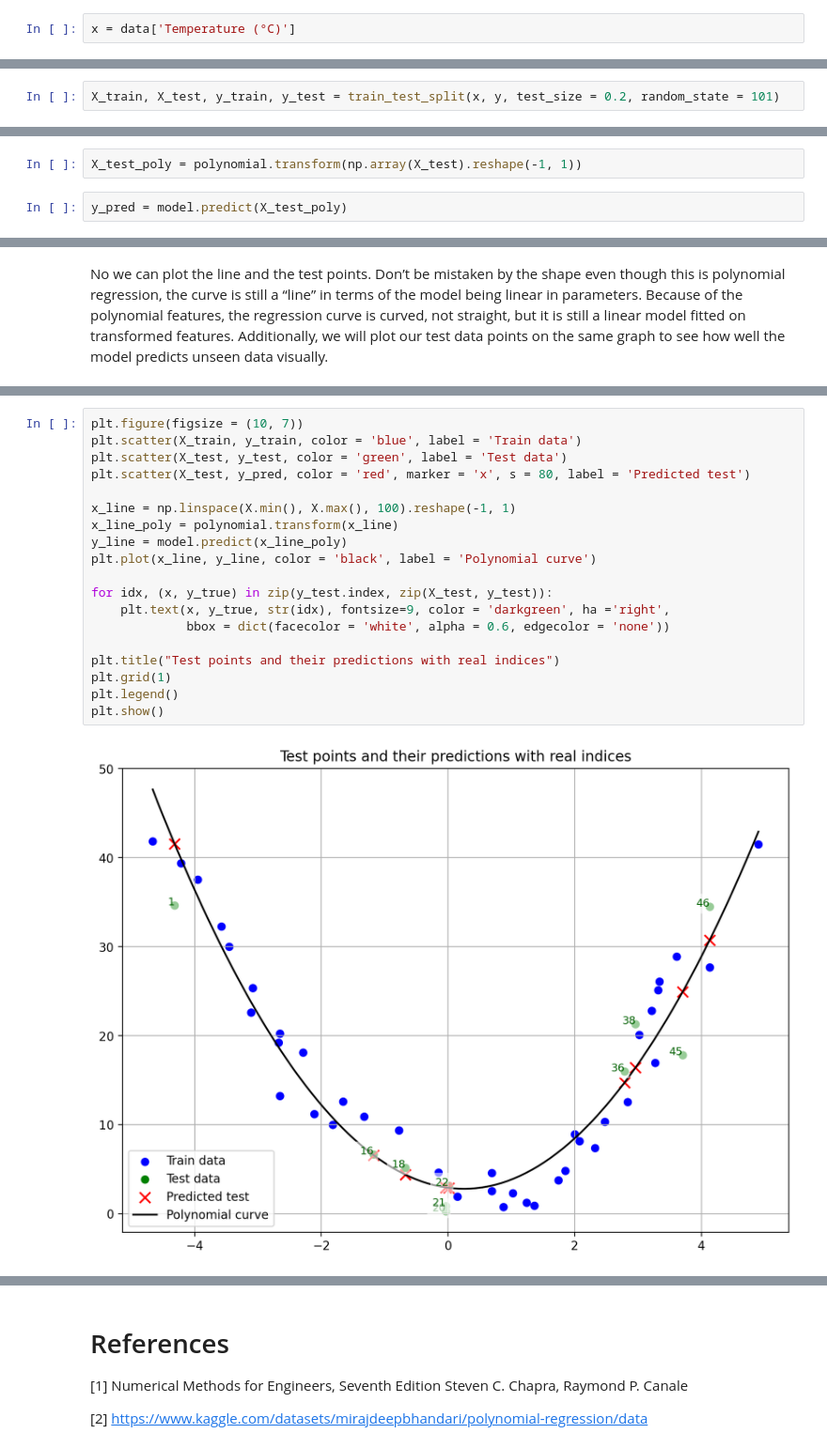
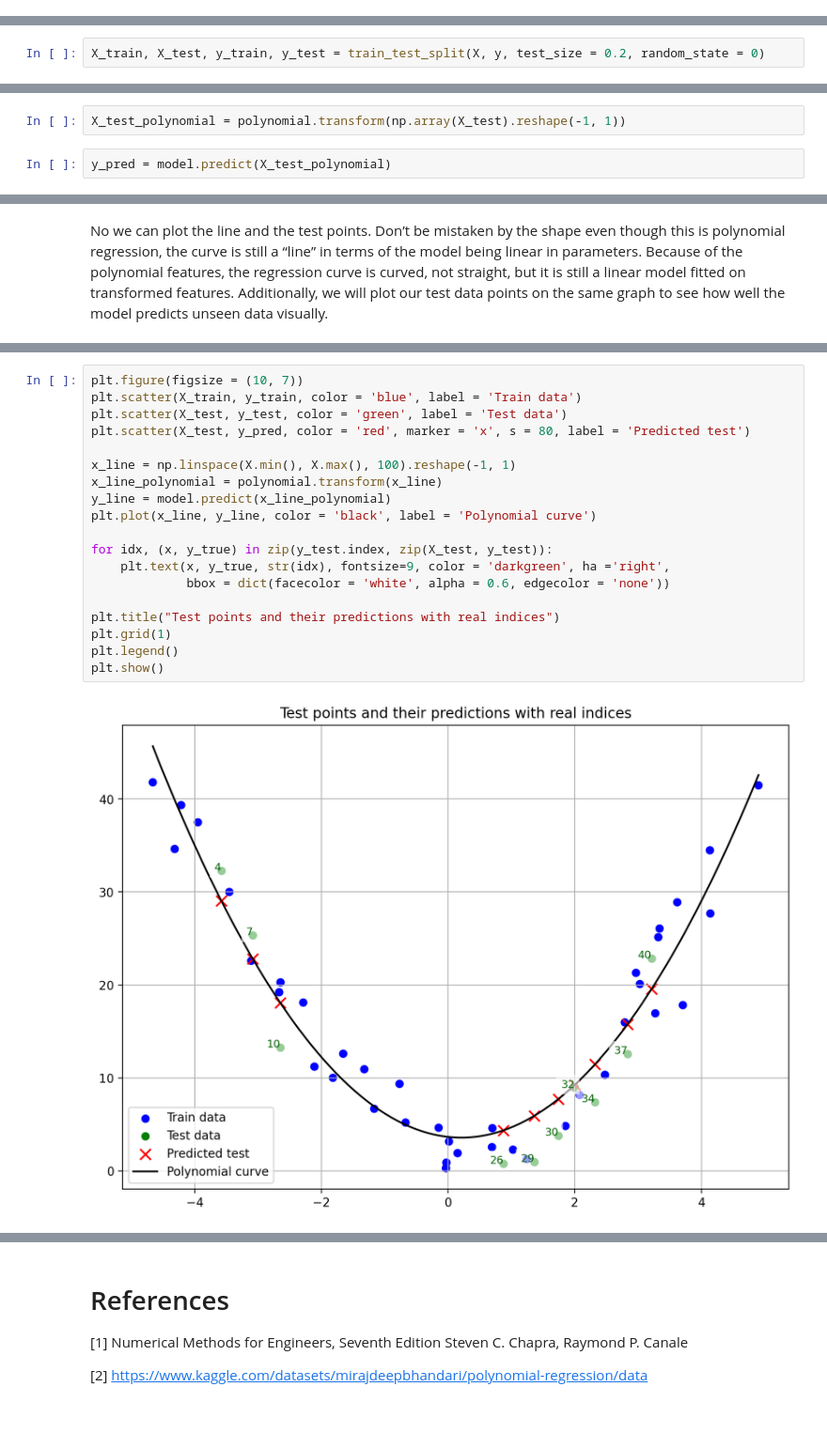
Before and after one commit to konansul/ml-projects, a Jupyter notebook: 01 – Linear Regression/1.2 – Polynomial Regression.ipynb, the cells around one changed output, grey strips where cells are left out. Shown at 94% size. Cells and saved outputs as stored; diff of their text form; blank space fills up the shorter version.

```diff
--- a/01 – Linear Regression/1.2 – Polynomial Regression.ipynb
+++ b/01 – Linear Regression/1.2 – Polynomial Regression.ipynb
@@ -81,14 +71,12 @@ sns.scatterplot(x = 'Temperature (°C)', y = 'Ice Cream Sales (units)', data = d
 plt.show()
 # %% [output]
 [figure]
-# %%
-x = data['Temperature (°C)']
 # %%
 X = data['Temperature (°C)']
 # %%
 y = data['Ice Cream Sales (units)']
 # %%
-X_train, X_test, y_train, y_test = train_test_split(x, y, test_size = 0.2, random_state = 101)
+X_train, X_test, y_train, y_test = train_test_split(X, y, test_size = 0.2, random_state = 0)
 # %%
 n = len(X_train)
 # %%
@@ -215,9 +205,9 @@ model.coef_, model.intercept_
 # %% [markdown]
 We obtained the same coefficients as those found by manual calculation, confirming the correctness of our implementation. Next, we transform the test dataset using the same polynomial feature transformation as the training data. Finally, we apply the trained model to the transformed test data to make predictions.
 # %%
-X_test_poly = polynomial.transform(np.array(X_test).reshape(-1, 1))
+X_test_polynomial = polynomial.transform(np.array(X_test).reshape(-1, 1))
 # %%
-y_pred = model.predict(X_test_poly)
+y_pred = model.predict(X_test_polynomial)
 # %%
 y_pred
 # %% [output]
@@ -297,22 +287,22 @@ As we can see, the error for some points is quite large. For example, the error
 # %%
 plt.figure(figsize = (10, 7))
 plt.scatter(X_train, y_train, color = 'blue', label = 'Train data')
 plt.scatter(X_test, y_test, color = 'green', label = 'Test data')
 plt.scatter(X_test, y_pred, color = 'red', marker = 'x', s = 80, label = 'Predicted test')
 
 x_line = np.linspace(X.min(), X.max(), 100).reshape(-1, 1)
-x_line_poly = polynomial.transform(x_line)
-y_line = model.predict(x_line_poly)
+x_line_polynomial = polynomial.transform(x_line)
+y_line = model.predict(x_line_polynomial)
 plt.plot(x_line, y_line, color = 'black', label = 'Polynomial curve')
 
 for idx, (x, y_true) in zip(y_test.index, zip(X_test, y_test)):
     plt.text(x, y_true, str(idx), fontsize=9, color = 'darkgreen', ha ='right',
              bbox = dict(facecolor = 'white', alpha = 0.6, edgecolor = 'none'))
 
 plt.title("Test points and their predictions with real indices")
 plt.grid(1)
 plt.legend()
 plt.show()
 # %% [output]
-[figure, old version]
+[figure, new version]
 # %% [markdown]
```
Also changed, not shown: parts of 28 cells of this notebook, 14 other files.
